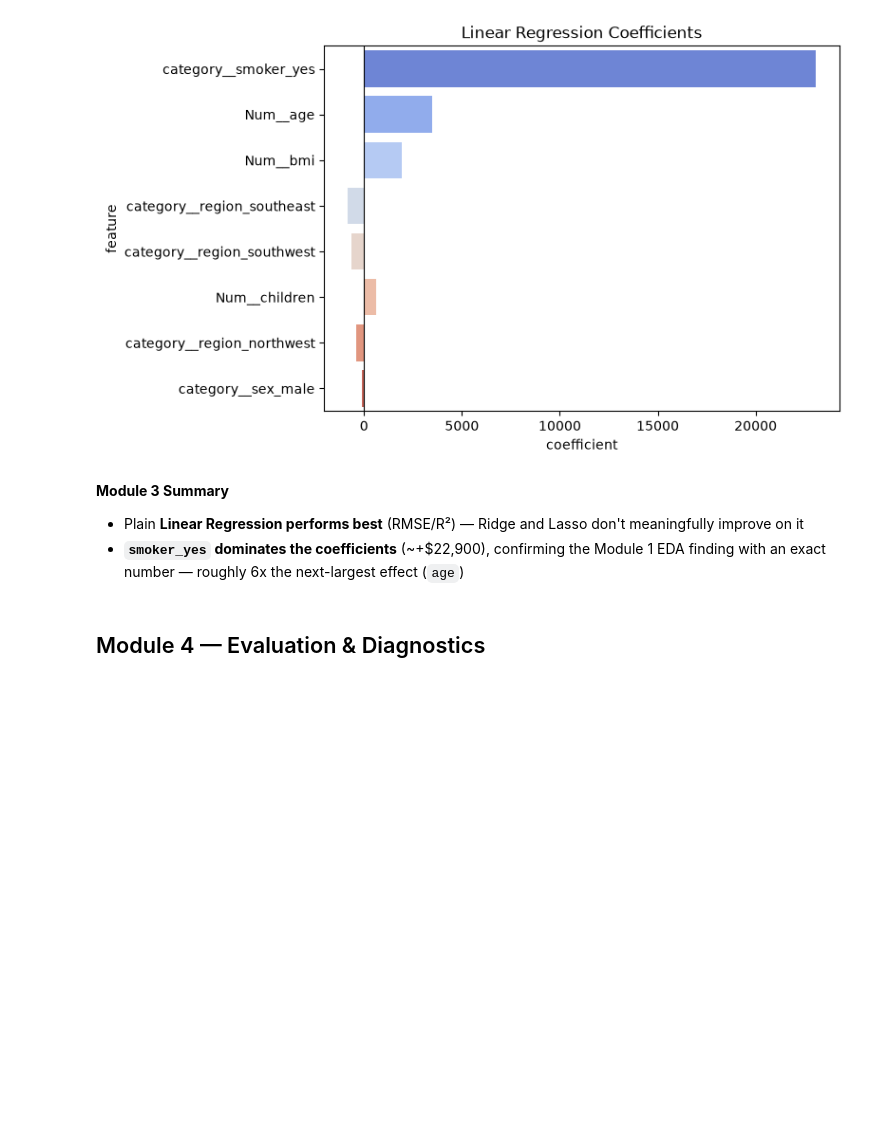
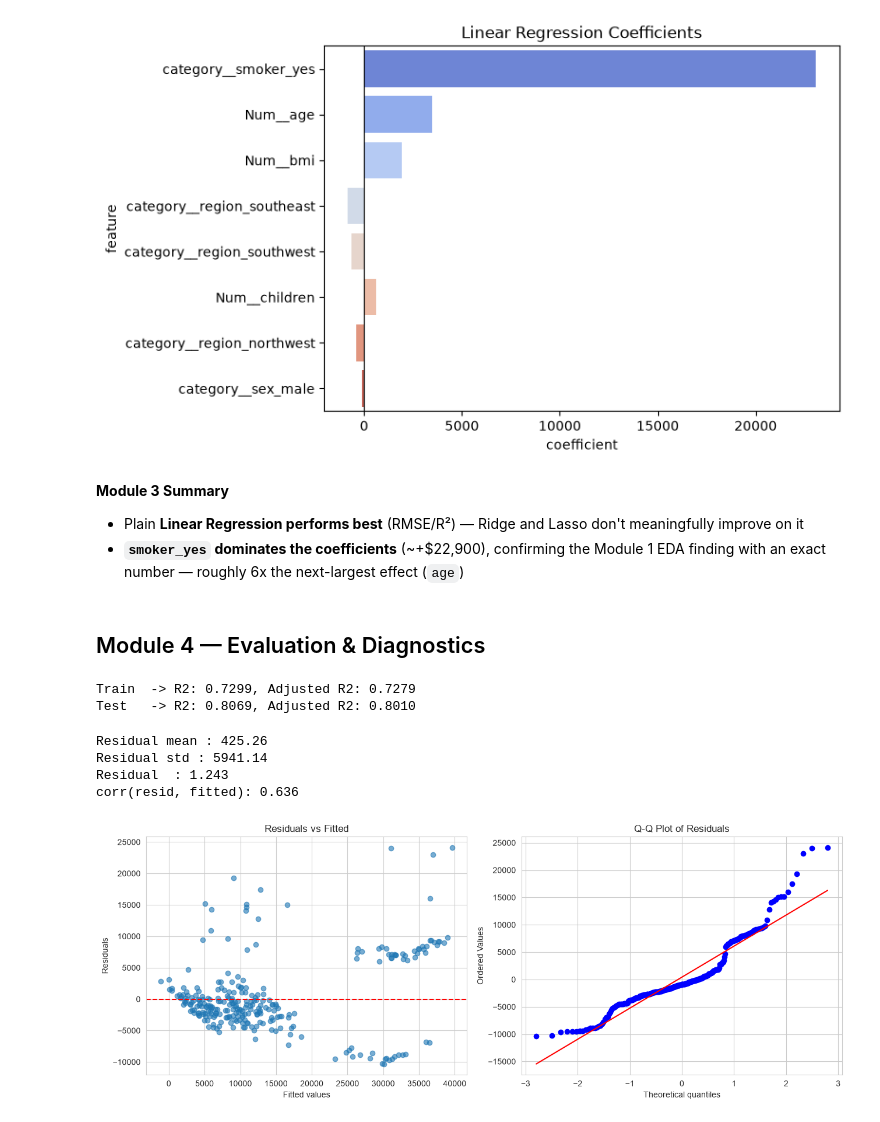
Before and after one commit to Shreyashs-dg/linear-regression-insurance-cost, a Jupyter notebook: notebooks/insurance_analysis.ipynb, the cells around one changed output. Saved outputs shown, nothing was run; the diff lists cells and outputs as text; code cells hidden in the pictures; blank space fills up the shorter version.

```diff
--- a/notebooks/insurance_analysis.ipynb
+++ b/notebooks/insurance_analysis.ipynb
@@ -310,3 +308,48 @@ Passing `palette` without assigning `hue` is deprecated and will be removed in v
 - **`smoker_yes` dominates the coefficients** (~+$22,900), confirming the Module 1 EDA finding with an exact number — roughly 6x the next-largest effect (`age`)
 # %% [markdown]
 ## Module 4 — Evaluation & Diagnostics
+# %%
+pred_train = lr_pipe.predict(X_train)
+r2_train = r2_score(y_train,pred_train)
+
+n_train ,k = X_train.shape[0] , X_train_transform.shape[1]
+adj_r2_train = 1 - (1 - r2_train) * (n_train - 1) / (n_train - k - 1)
+
+n_test = X_test.shape[0]
+adj_r2_test = 1 - (1 - r2_lr) * (n_test - 1) / (n_test - k - 1)
+
+print(f"Train  -> R2: {r2_train:.4f}, Adjusted R2: {adj_r2_train:.4f}")
+print(f"Test   -> R2: {r2_lr:.4f}, Adjusted R2: {adj_r2_test:.4f}")
+# %% [output]
+Train  -> R2: 0.7299, Adjusted R2: 0.7279
+Test   -> R2: 0.8069, Adjusted R2: 0.8010
+# %%
+residuals = y_test.values - pred_lr
+
+print("Residual mean :",round(residuals.mean(),2))
+print("Residual std :",round(residuals.std(),2))
+print("Residual  :",round(pd.Series(residuals).skew(),3))
+print("corr(resid, fitted):", round(np.corrcoef(np.abs(residuals), pred_lr)[0, 1], 3))# for checking homoscedasticity
+# %% [output]
+Residual mean : 425.26
+Residual std : 5941.14
+Residual  : 1.243
+corr(resid, fitted): 0.636
+# %%
+fig , axes = plt.subplots(1,2,figsize=(13,5))
+
+
+axes[0].scatter(pred_lr, residuals, alpha=0.6)
+axes[0].axhline(0, color="red", linestyle="--")
+axes[0].set_xlabel("Fitted values")
+axes[0].set_ylabel("Residuals")
+axes[0].set_title("Residuals vs Fitted")
+
+stats.probplot(residuals, dist="norm", plot=axes[1])
+axes[1].set_title("Q-Q Plot of Residuals")
+
+plt.tight_layout()
+plt.savefig("../images/residual_diagnostics.png", dpi=100)
+plt.show()
+# %% [output]
+[figure, added]
```
Also changed, not shown: parts of 10 cells of this notebook, 10 other files.
